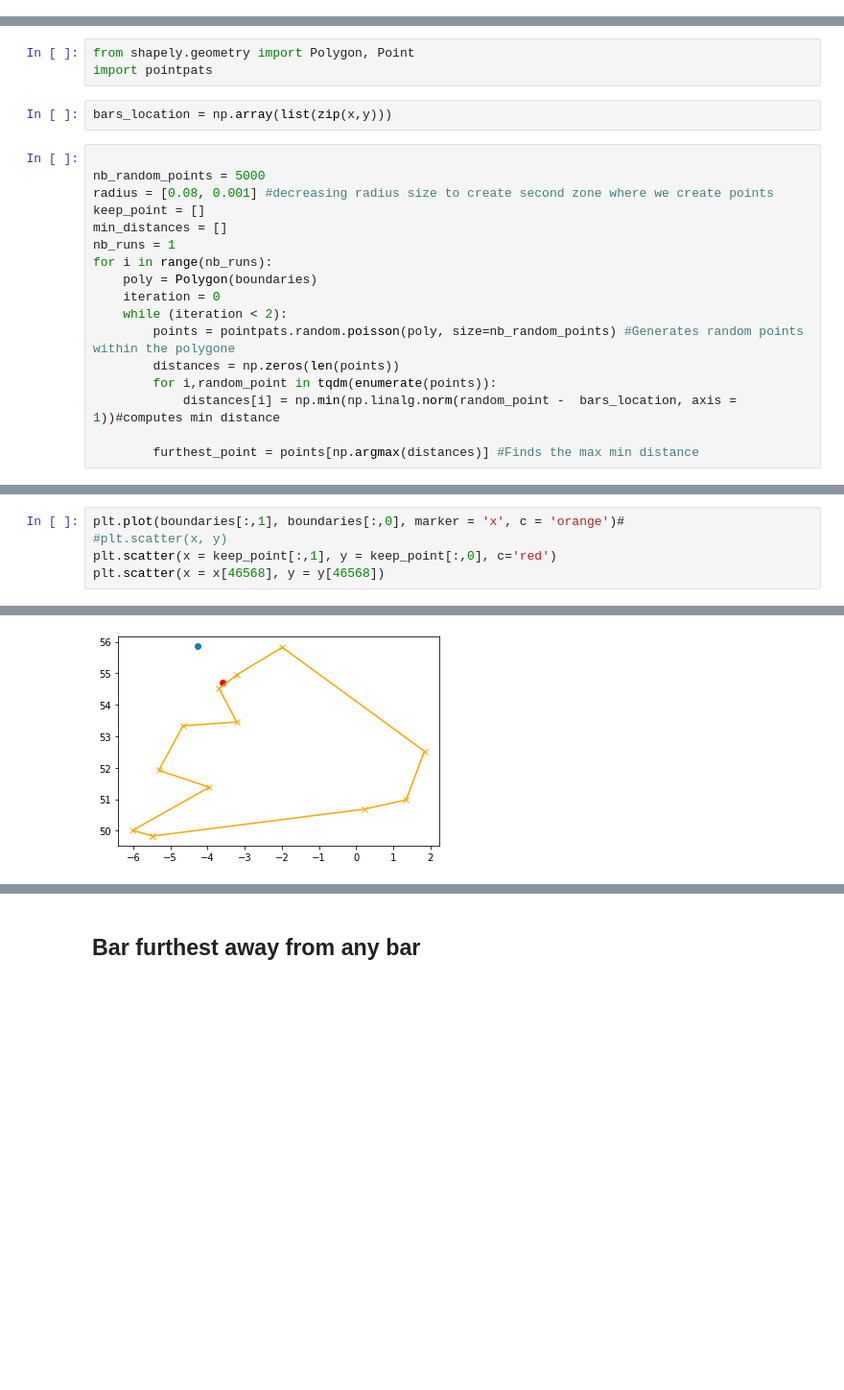
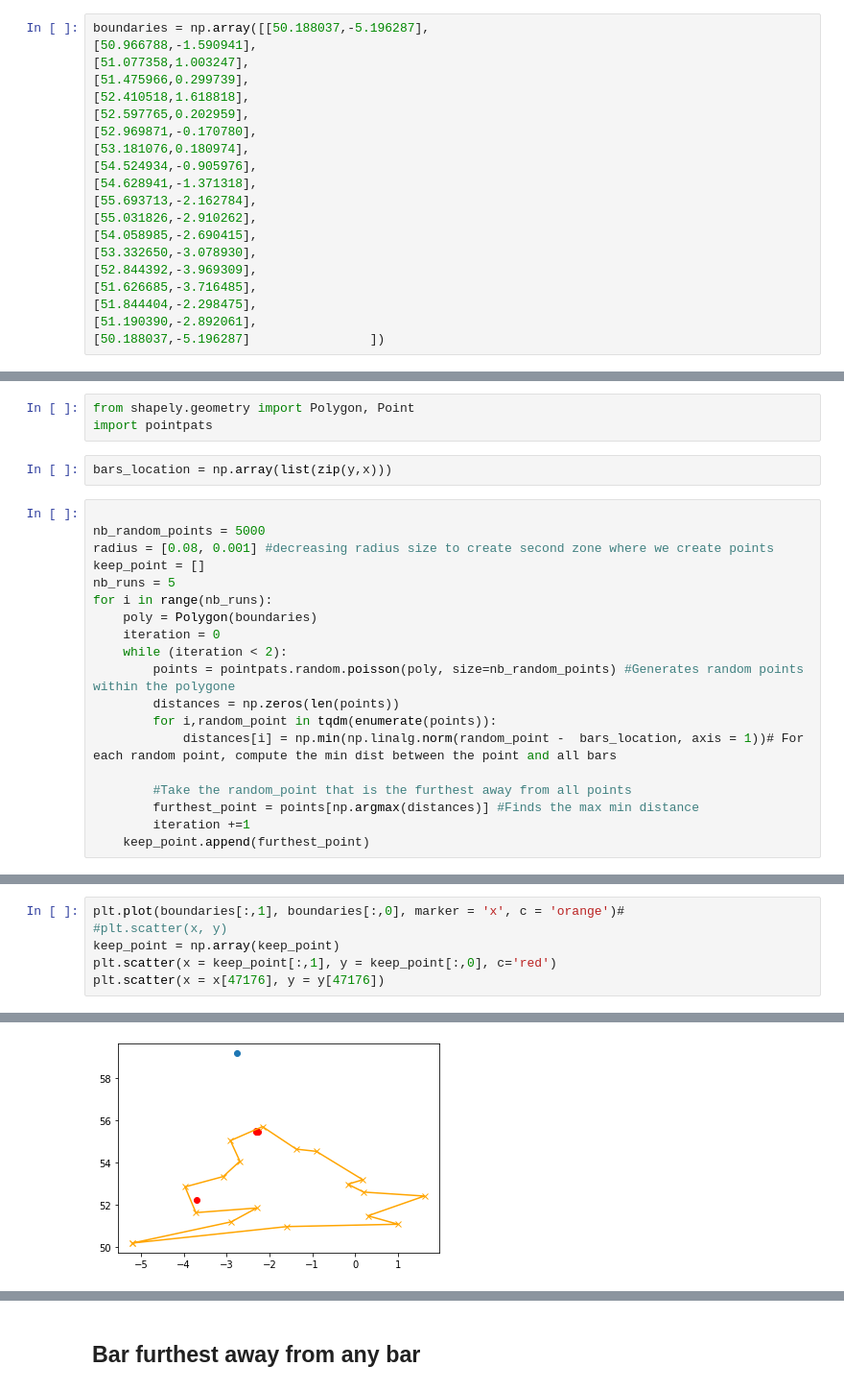
Before and after one commit to com-480-data-visualization/datavis-project-2022-alendro_and_the_aleandros, a Jupyter notebook: Finding_facts.ipynb, the cells around one changed output, grey strips where cells are left out. Shown: that part at 96% size. Drawn from its saved outputs; the diff is of its cells as text; blank space fills up the shorter version.

```diff
--- a/Finding_facts.ipynb
+++ b/Finding_facts.ipynb
@@ -57,3 +50,23 @@ boundaries = np.array([[49.83203679876408,-5.476829974804646],[50.68818636243645
+# %%
+boundaries = np.array([[50.188037,-5.196287],
+[50.966788,-1.590941],
+[51.077358,1.003247],
+[51.475966,0.299739],
+[52.410518,1.618818],
+[52.597765,0.202959],
+[52.969871,-0.170780],
+[53.181076,0.180974],
+[54.524934,-0.905976],
+[54.628941,-1.371318],
+[55.693713,-2.162784],
+[55.031826,-2.910262],
+[54.058985,-2.690415],
+[53.332650,-3.078930],
+[52.844392,-3.969309],
+[51.626685,-3.716485],
+[51.844404,-2.298475],
+[51.190390,-2.892061],
+[50.188037,-5.196287]                ])
 # %%
 plt.plot(boundaries[:,1], boundaries[:,0], marker = 'x', c = 'orange')
 plt.scatter(x, y)
@@ -64,14 +77,13 @@ plt.scatter(x, y)
 from shapely.geometry import Polygon, Point
 import pointpats
 # %%
-bars_location = np.array(list(zip(x,y)))
+bars_location = np.array(list(zip(y,x)))
 # %%
 
 nb_random_points = 5000
 radius = [0.08, 0.001] #decreasing radius size to create second zone where we create points
 keep_point = []
-min_distances = []
-nb_runs = 1
+nb_runs = 5
 for i in range(nb_runs):
     poly = Polygon(boundaries)
     iteration = 0
@@ -79,6 +91,9 @@ for i in range(nb_runs):
         points = pointpats.random.poisson(poly, size=nb_random_points) #Generates random points within the polygone
         distances = np.zeros(len(points))
         for i,random_point in tqdm(enumerate(points)):
-            distances[i] = np.min(np.linalg.norm(random_point -  bars_location, axis = 1))#computes min distance
+            distances[i] = np.min(np.linalg.norm(random_point -  bars_location, axis = 1))# For each random point, compute the min dist between the point and all bars
 
+        #Take the random_point that is the furthest away from all points
         furthest_point = points[np.argmax(distances)] #Finds the max min distance
+        iteration +=1
+    keep_point.append(furthest_point)
@@ -100,8 +100,9 @@ np.argmax(np.linalg.norm(keep_point - bars_location, axis = 1))
 # %%
 plt.plot(boundaries[:,1], boundaries[:,0], marker = 'x', c = 'orange')#
 #plt.scatter(x, y)
+keep_point = np.array(keep_point)
 plt.scatter(x = keep_point[:,1], y = keep_point[:,0], c='red')
-plt.scatter(x = x[46568], y = y[46568])
+plt.scatter(x = x[47176], y = y[47176])
 # %% [output]
 <matplotlib.collections.PathCollection at 0x...>
-[figure, old version]
+[figure, new version]
```
Also changed, not shown: parts of 13 cells of this notebook, 1 other file.
